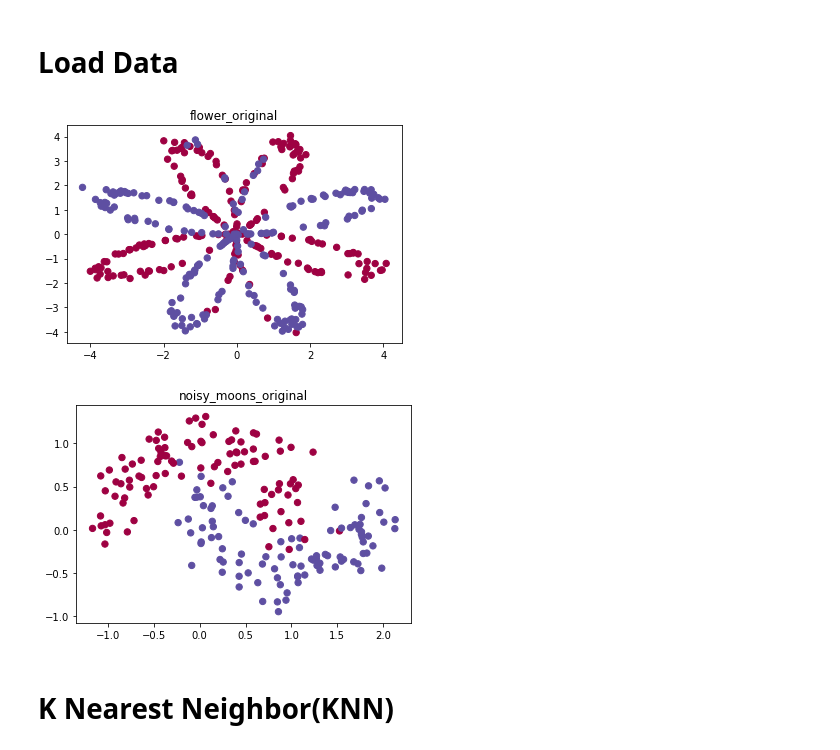
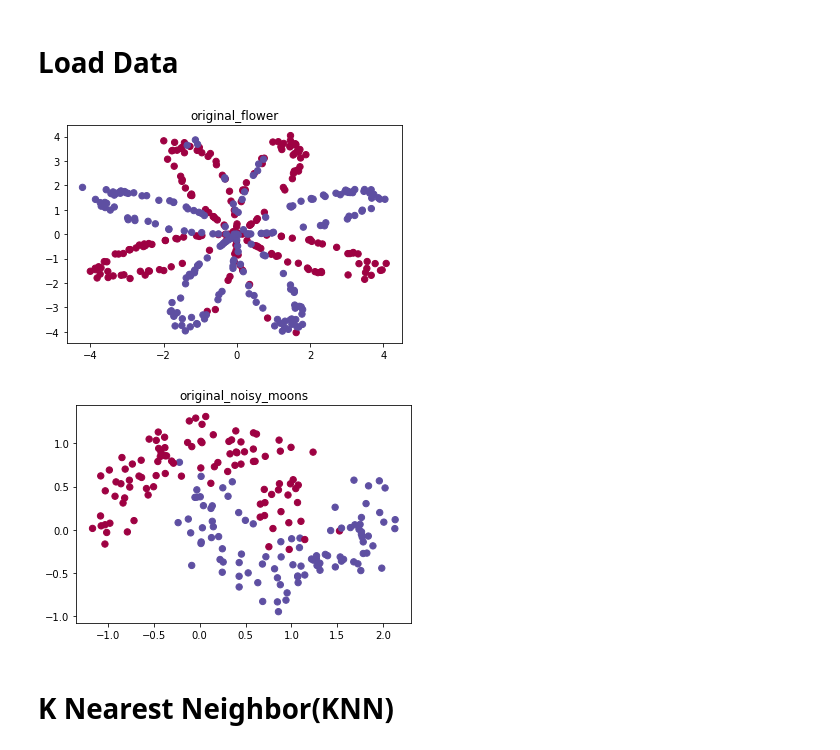
Before and after one commit to GoatWang/ithome_ironman, a Jupyter notebook: day27_Classification_Theory/Classfication_Theory.ipynb, the cells around one changed output. Saved outputs shown, nothing was run; the diff lists cells and outputs as text; code cells hidden in the pictures.

```diff
--- a/day27_Classification_Theory/Classfication_Theory.ipynb
+++ b/day27_Classification_Theory/Classfication_Theory.ipynb
@@ -19,25 +14,26 @@ from sklearn.decomposition import PCA
 # %%
 # First Dataset
 datas = []
 X, Y = load_planar_dataset()
 name = 'flower'
 X = X.T
 Y = Y[0]
 datas.append((name, X, Y))
 
 # Second Dataset
 noisy_circles, noisy_moons, blobs, gaussian_quantiles, no_structure = load_extra_datasets()
 datas.append(("noisy_moons", noisy_moons[0], noisy_moons[1]))
 
 # Visualize
 for name, X, Y in datas:
     plt.scatter(X[:, 0], X[:, 1], c=Y , s=40, cmap=plt.cm.Spectral);
     plt.title(name+'_original')
-    plt.savefig(os.path.join('pic', name+'_original'))
+    plt.title('original_' + name)
+    plt.savefig(os.path.join('pic', 'original_' + name))
     plt.show()
 # %% [output]
-[figure, old version]
+[figure, new version]
-[figure, old version]
+[figure, new version]
 # %% [markdown]
 # K Nearest Neighbor(KNN)
 # %%
```
Also changed, not shown: parts of 13 cells of this notebook, 27 other files.
